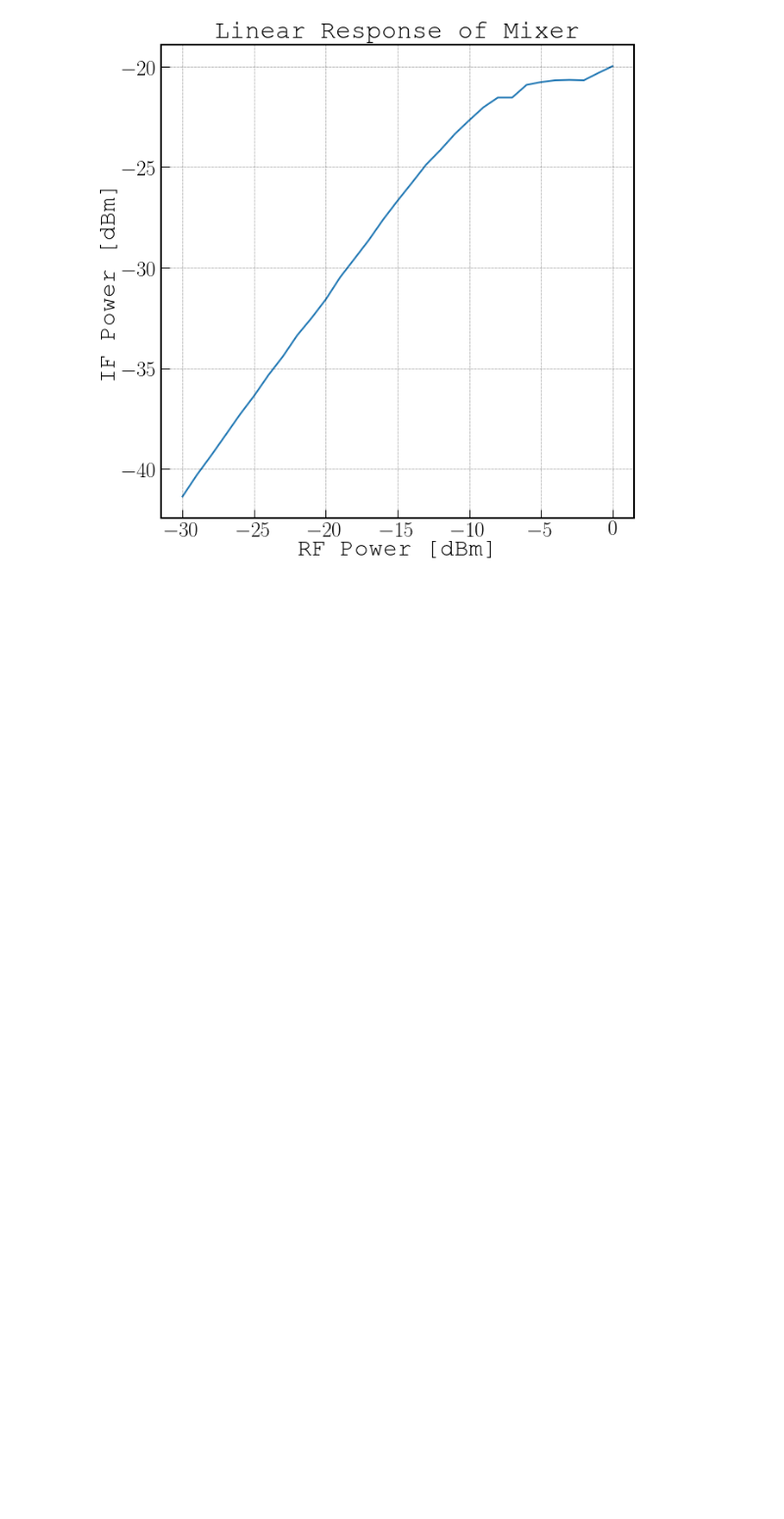
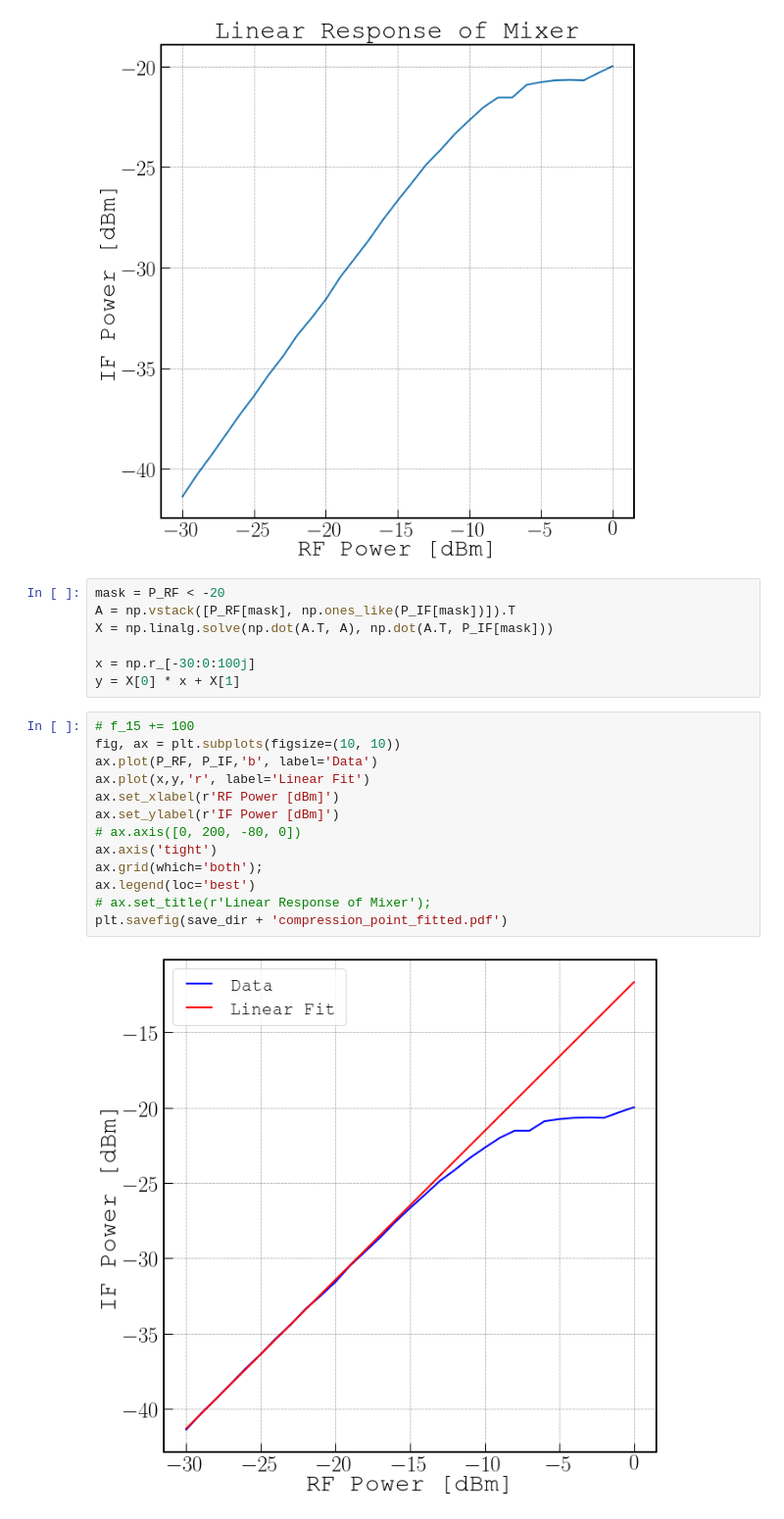
Before and after one commit to WanduiAlbert/HighFrequencyLab, a Jupyter notebook: Lab 4 files/Analysis.ipynb, the cells around one changed output. Shown: that part at 98% size. Saved outputs shown, nothing was run; the diff lists cells and outputs as text; blank space fills up the shorter version.

```diff
--- a/Lab 4 files/Analysis.ipynb
+++ b/Lab 4 files/Analysis.ipynb
@@ -157,3 +159,25 @@ ax.set_title(r'Linear Response of Mixer')
 plt.savefig(save_dir + 'compression_point.pdf')
 # %% [output]
 [figure]
+# %%
+mask = P_RF < -20
+A = np.vstack([P_RF[mask], np.ones_like(P_IF[mask])]).T
+X = np.linalg.solve(np.dot(A.T, A), np.dot(A.T, P_IF[mask]))
+
+x = np.r_[-30:0:100j]
+y = X[0] * x + X[1]
+# %%
+# f_15 += 100
+fig, ax = plt.subplots(figsize=(10, 10))
+ax.plot(P_RF, P_IF,'b', label='Data')
+ax.plot(x,y,'r', label='Linear Fit')
+ax.set_xlabel(r'RF Power [dBm]')
+ax.set_ylabel(r'IF Power [dBm]')
+# ax.axis([0, 200, -80, 0])
+ax.axis('tight')
+ax.grid(which='both');
+ax.legend(loc='best')
+# ax.set_title(r'Linear Response of Mixer');
+plt.savefig(save_dir + 'compression_point_fitted.pdf')
+# %% [output]
+[figure, added]
```
Also changed, not shown: parts of 6 cells of this notebook, 3 other files.
